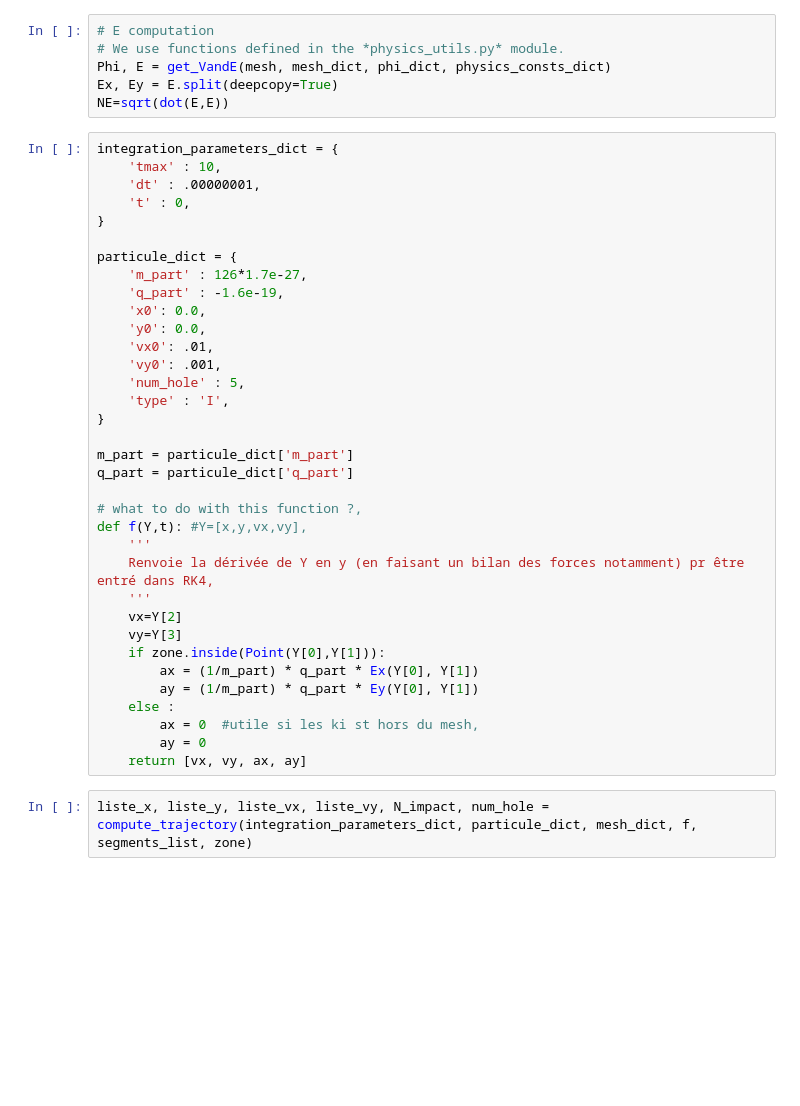
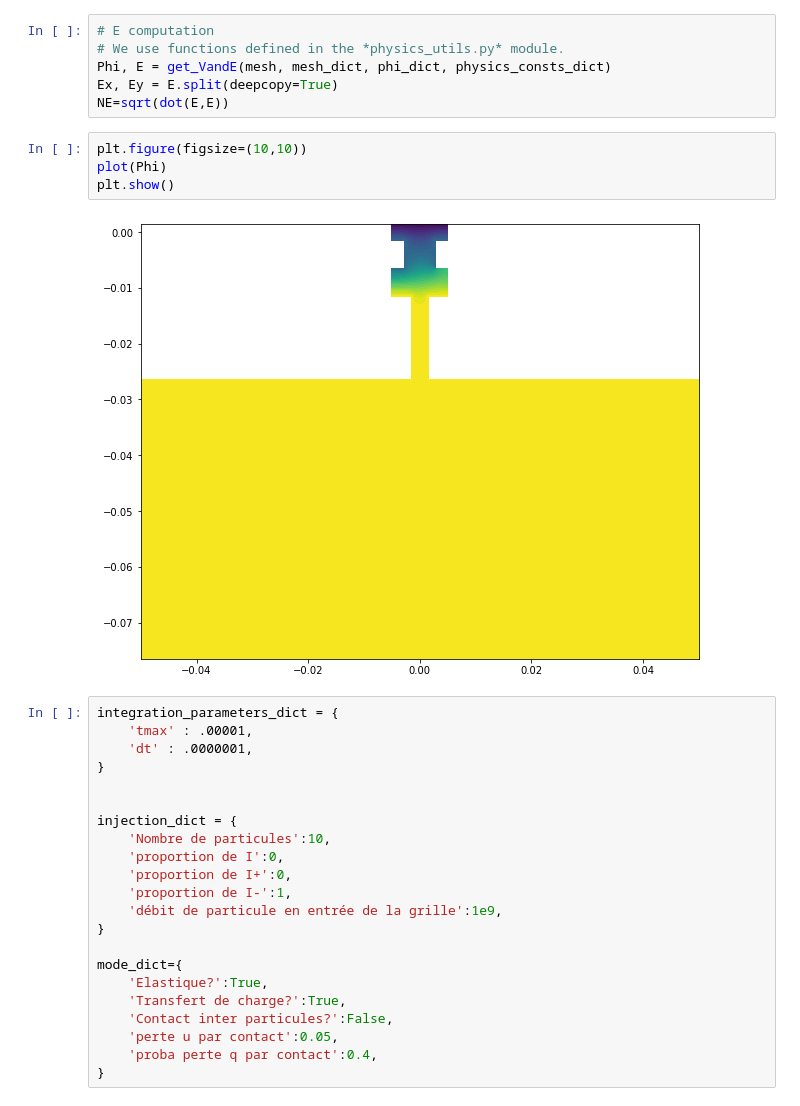
Before and after one commit to PaulCalot/neutralisation-faisceau-ions-negatifs-propulsion-satellite, a Jupyter notebook: V0.ipynb, the cells around one changed output. Cells and saved outputs as stored; diff of their text form; blank space fills up the shorter version.

```diff
--- a/V0.ipynb
+++ b/V0.ipynb
@@ -60,40 +59,31 @@ plt.show()
 Phi, E = get_VandE(mesh, mesh_dict, phi_dict, physics_consts_dict)
 Ex, Ey = E.split(deepcopy=True)
 NE=sqrt(dot(E,E))
-# %%
-integration_parameters_dict = {
-    'tmax' : 10,
-    'dt' : .00000001,
-    't' : 0,
-}
-
-particule_dict = {
-    'm_part' : 126*1.7e-27,
-    'q_part' : -1.6e-19,
-    'x0': 0.0,
-    'y0': 0.0,
-    'vx0': .01,
-    'vy0': .001,
-    'num_hole' : 5,
-    'type' : 'I',
-}
-
-m_part = particule_dict['m_part']
-q_part = particule_dict['q_part']
-
-# what to do with this function ?,
-def f(Y,t): #Y=[x,y,vx,vy],
-    '''
-    Renvoie la dérivée de Y en y (en faisant un bilan des forces notamment) pr être entré dans RK4,
-    '''
-    vx=Y[2]
-    vy=Y[3]
-    if zone.inside(Point(Y[0],Y[1])):
-        ax = (1/m_part) * q_part * Ex(Y[0], Y[1])
-        ay = (1/m_part) * q_part * Ey(Y[0], Y[1])
-    else :
-        ax = 0  #utile si les ki st hors du mesh,
-        ay = 0
-    return [vx, vy, ax, ay]
-# %%
-liste_x, liste_y, liste_vx, liste_vy, N_impact, num_hole = compute_trajectory(integration_parameters_dict, particule_dict, mesh_dict, f, segments_list, zone)
+# %%
+plt.figure(figsize=(10,10))
+plot(Phi)
+plt.show()
+# %% [output]
+[figure, added]
+# %%
+integration_parameters_dict = {
+    'tmax' : .00001,
+    'dt' : .0000001,
+}
+
+
+injection_dict = {
+    'Nombre de particules':10,
+    'proportion de I':0,
+    'proportion de I+':0,
+    'proportion de I-':1,
+    'débit de particule en entrée de la grille':1e9,
+}
+
+mode_dict={
+    'Elastique?':True,
+    'Transfert de charge?':True,
+    'Contact inter particules?':False,
+    'perte u par contact':0.05,
+    'proba perte q par contact':0.4,
+}
```
Also changed, not shown: parts of 8 cells of this notebook, 1 other file.
